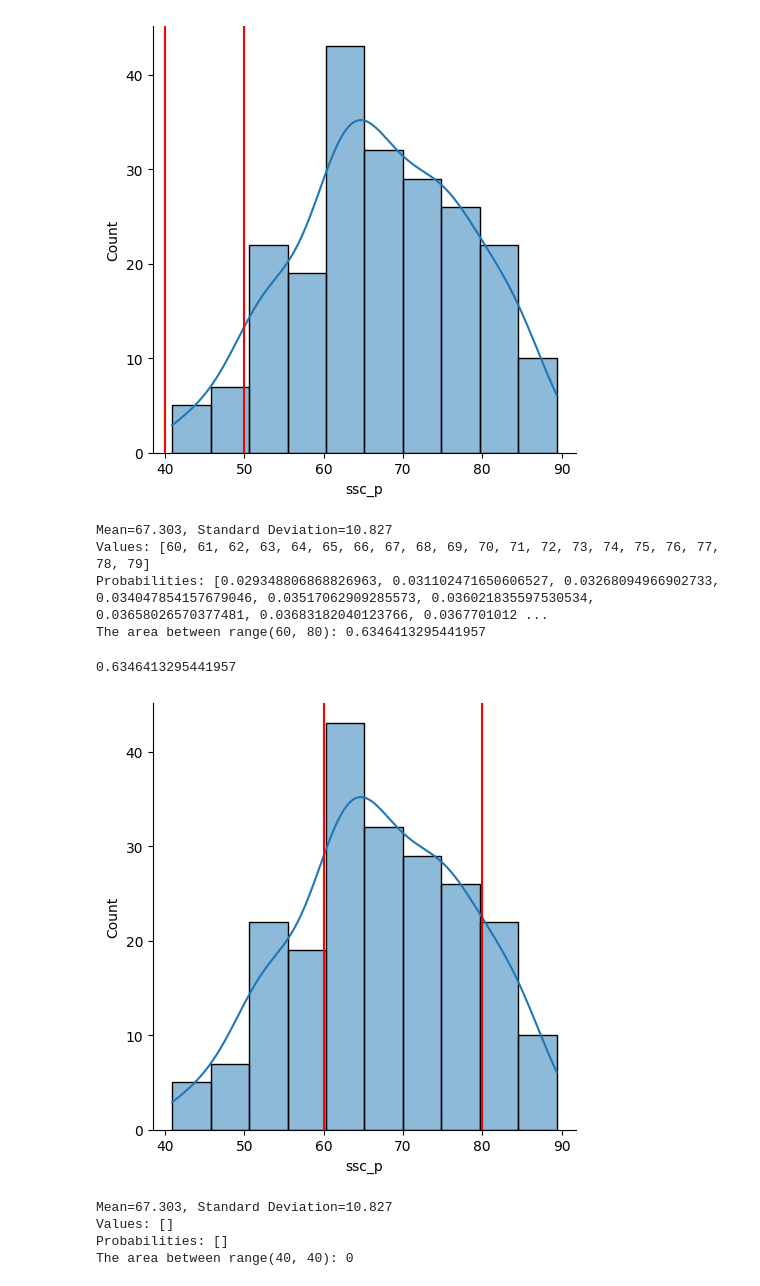
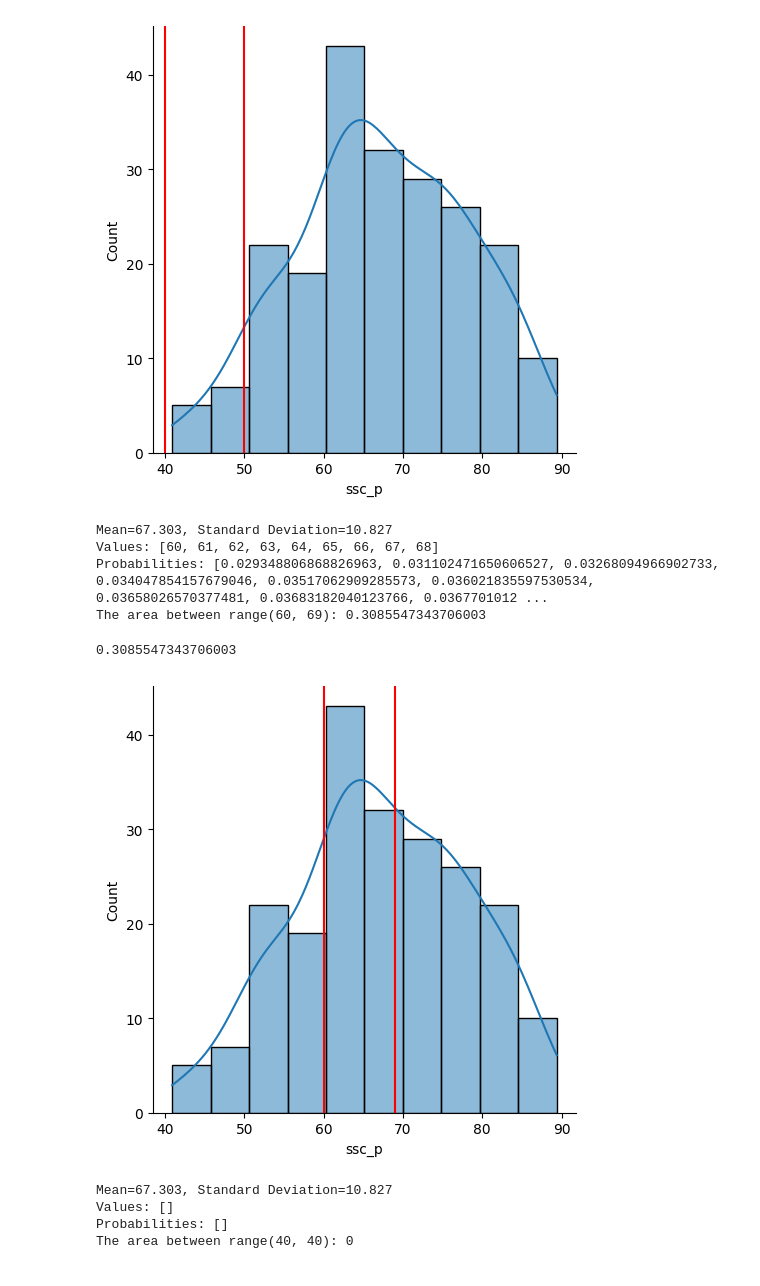
Before and after one commit to SindhiyaMaria/Data_Science-12.Standard_Normal_Distribution, a Jupyter notebook: Standard_Normal_Distribution with basic for loop.ipynb, the cells around one changed output. Cells and saved outputs as stored; diff of their text form; code cells hidden in the pictures.

```diff
--- a/Standard_Normal_Distribution with basic for loop.ipynb
+++ b/Standard_Normal_Distribution with basic for loop.ipynb
@@ -100,14 +100,14 @@ The area between range(40, 50): 0.04489259448345172
 0.04489259448345172
 [figure]
 # %%
-get_pdf_probability(dataset["ssc_p"],60,80)
+get_pdf_probability(dataset["ssc_p"],60,69)
 # %% [output]
 Mean=67.303, Standard Deviation=10.827
-Values: [60, 61, 62, 63, 64, 65, 66, 67, 68, 69, 70, 71, 72, 73, 74, 75, 76, 77, 78, 79]
+Values: [60, 61, 62, 63, 64, 65, 66, 67, 68]
 Probabilities: [0.029348806868826963, 0.031102471650606527, 0.03268094966902733, 0.034047854157679046, 0.03517062909285573, 0.036021835597530534, 0.03658026570377481, 0.03683182040123766, 0.0367701012 ...
-The area between range(60, 80): 0.6346413295441957
+The area between range(60, 69): 0.3085547343706003
-0.6346413295441957
+0.3085547343706003
-[figure, old version]
+[figure, new version]
 # %%
 get_pdf_probability(dataset["ssc_p"],40,40)
 # %% [output]
```
